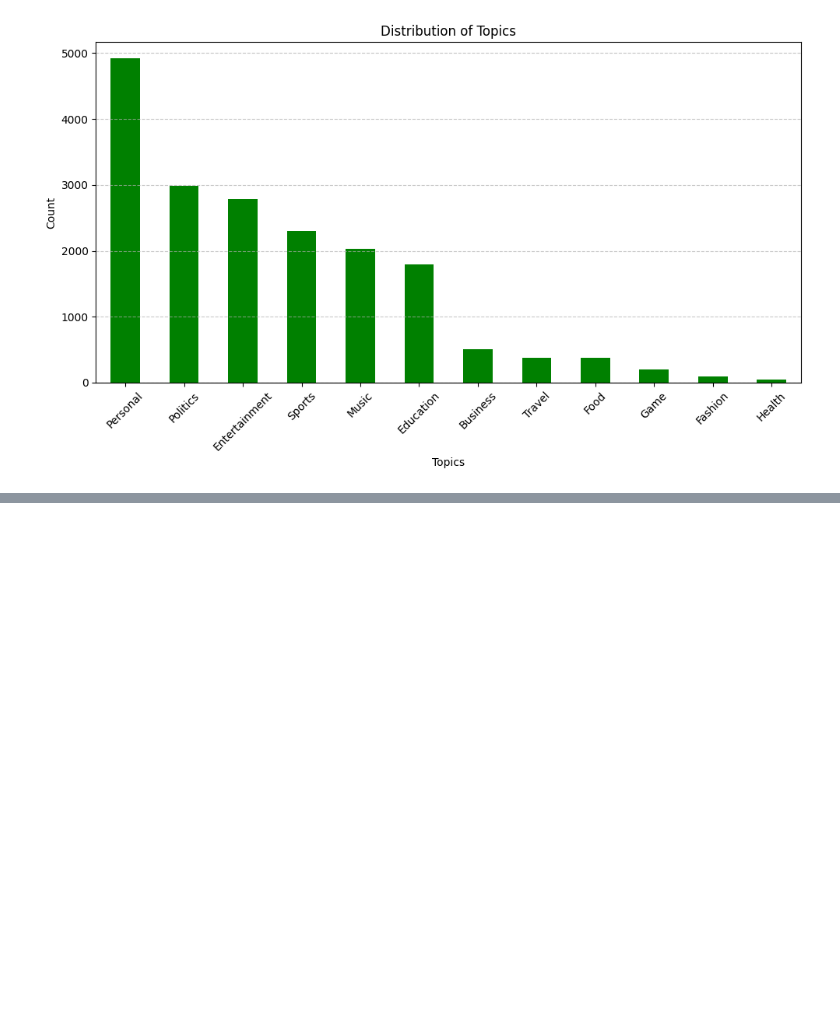
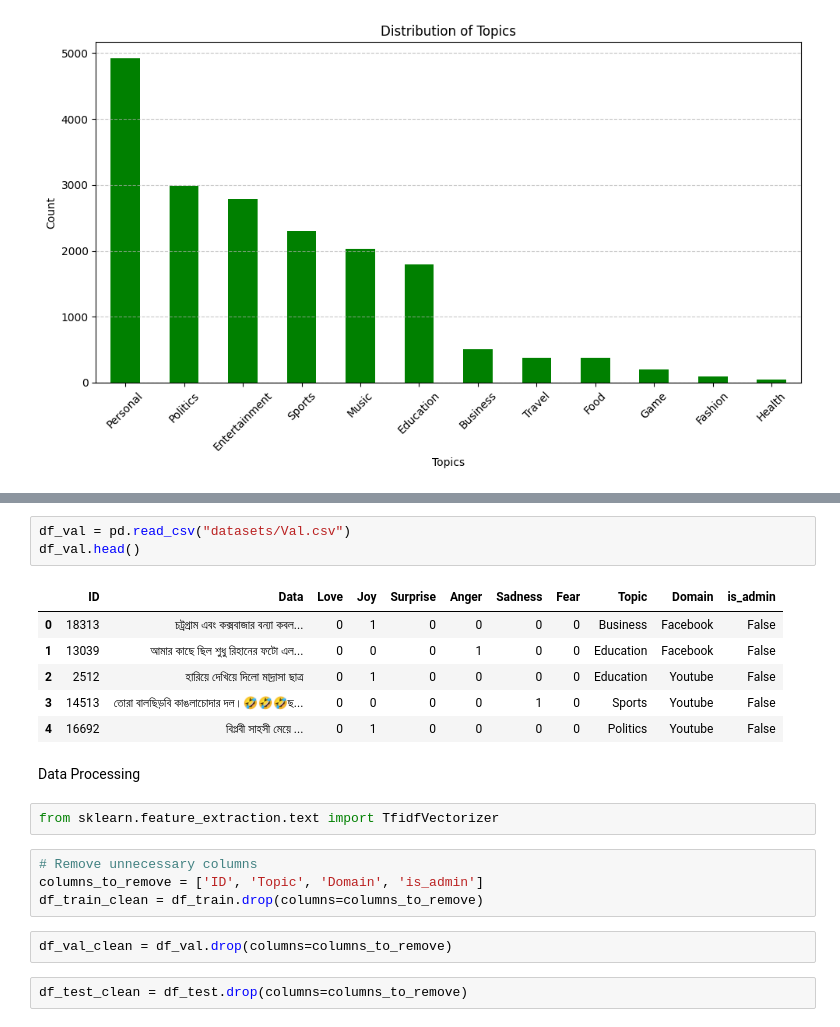
Before and after one commit to nafi-ullah/sentiment-analysis, a Jupyter notebook: main.ipynb, the cells around one changed output, grey strips where cells are left out. Saved outputs shown, nothing was run; the diff lists cells and outputs as text; blank space fills up the shorter version.

```diff
--- a/main.ipynb
+++ b/main.ipynb
@@ -117,0 +125,22 @@ df_test.head()
+# %%
+df_val = pd.read_csv("datasets/Val.csv")
+df_val.head()
+# %% [output]
+|  | ID | Data | Love | Joy | Surprise | Anger | Sadness | Fear | Topic | Domain | is_admin |
+| 0 | 18313 | চট্রগ্রাম এবং কক্সবাজার বন্যা কবল... | 0 | 1 | 0 | 0 | 0 | 0 | Business | Facebook | False |
+| 1 | 13039 | আমার কাছে ছিল শুধু রিহানের ফটো এল... | 0 | 0 | 0 | 1 | 0 | 0 | Education | Facebook | False |
+| 2 | 2512 | হারিয়ে দেখিয়ে দিলো মাদ্রাসা ছাত্র | 0 | 1 | 0 | 0 | 0 | 0 | Education | Youtube | False |
+| 3 | 14513 | তোরা বালছিড়বি কাঙলাচোদার দল।🤣🤣🤣ছ... | 0 | 0 | 0 | 0 | 1 | 0 | Sports | Youtube | False |
+| 4 | 16692 | বিপ্লবী সাহসী মেয়ে ... | 0 | 1 | 0 | 0 | 0 | 0 | Politics | Youtube | False |
+# %% [markdown]
+Data Processing
+# %%
+from sklearn.feature_extraction.text import TfidfVectorizer
+# %%
+# Remove unnecessary columns
+columns_to_remove = ['ID', 'Topic', 'Domain', 'is_admin']
+df_train_clean = df_train.drop(columns=columns_to_remove)
+# %%
+df_val_clean = df_val.drop(columns=columns_to_remove)
+# %%
+df_test_clean = df_test.drop(columns=columns_to_remove)
```
Also changed, not shown: parts of 16 cells of this notebook.
